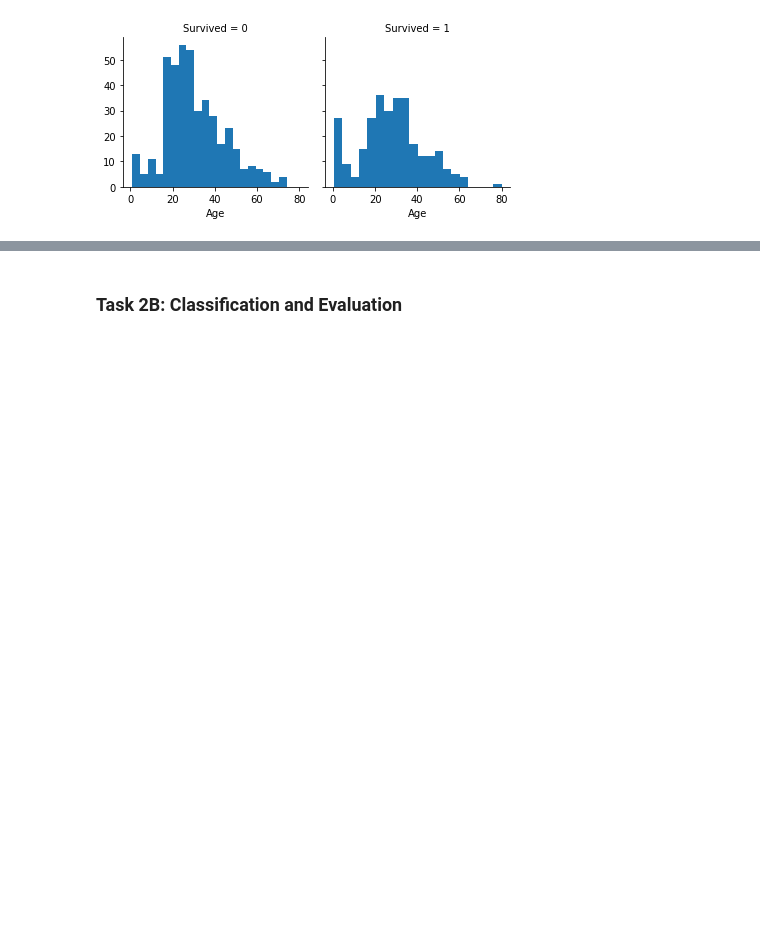
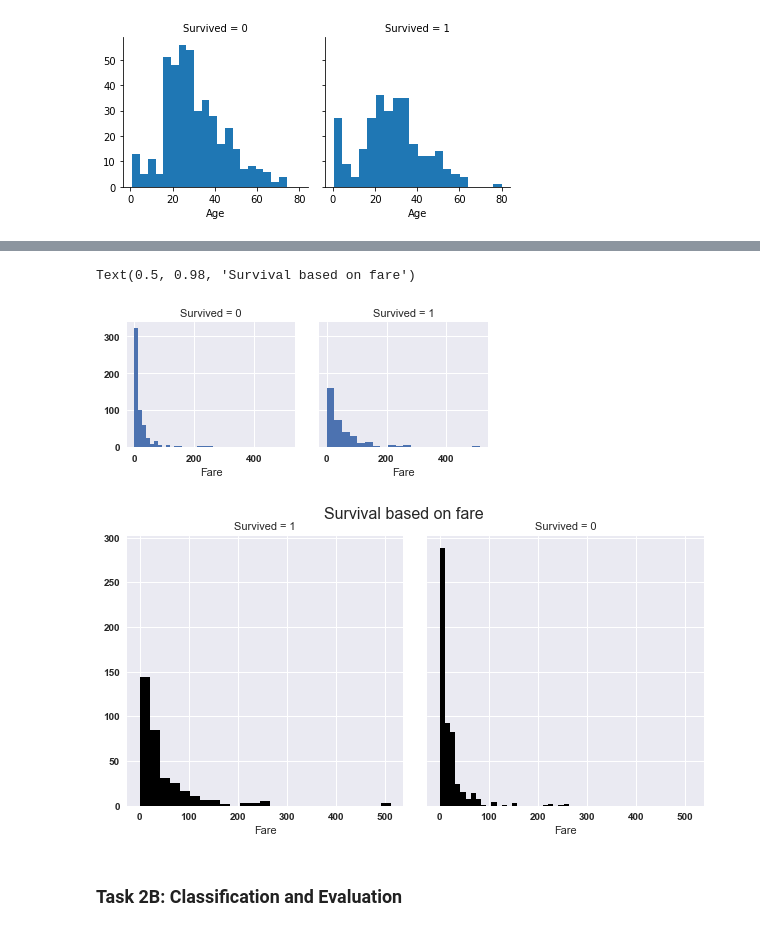
Before and after one commit to NatasjaWezel/DataMiningTechniques, a Jupyter notebook: assignment1_task2.ipynb, the cells around one changed output, grey strips where cells are left out. Drawn from its saved outputs; the diff is of its cells as text; code cells hidden in the pictures; blank space fills up the shorter version.

```diff
--- a/assignment1_task2.ipynb
+++ b/assignment1_task2.ipynb
@@ -114,3 +155,16 @@ g.map(plt.hist, 'Age', bins=20)
+# %%
+g = sns.FacetGrid(train_df, col='Survived')
+g.map(plt.hist, 'Fare', bins=20)
+
+g = sns.FacetGrid(train_df, col='Survived', height=5, aspect=.9, col_order=[1, 0])
+g.map(plt.hist, 'Fare', bins=25, color='black')
+g.fig.subplots_adjust(top=0.9)
+g.fig.suptitle('Survival based on fare', fontsize=16)
+# g.savefig("results/age")
+# %% [output]
+Text(0.5, 0.98, 'Survival based on fare')
+[figure, added]
+[figure, added]
 # %% [markdown]
 ### Task 2B: Classification and Evaluation
 # %% [markdown]
```
Also changed, not shown: parts of 4 cells of this notebook, 5 other files.
